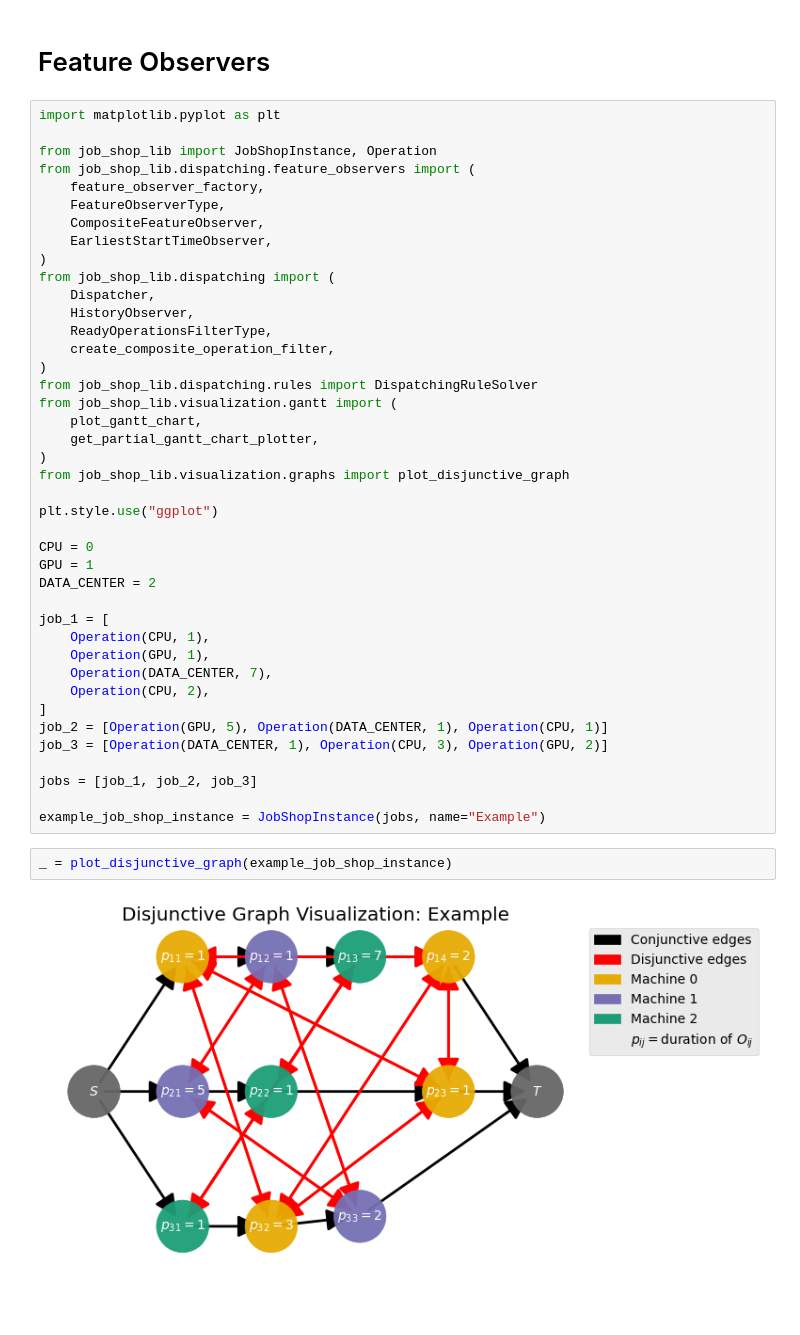
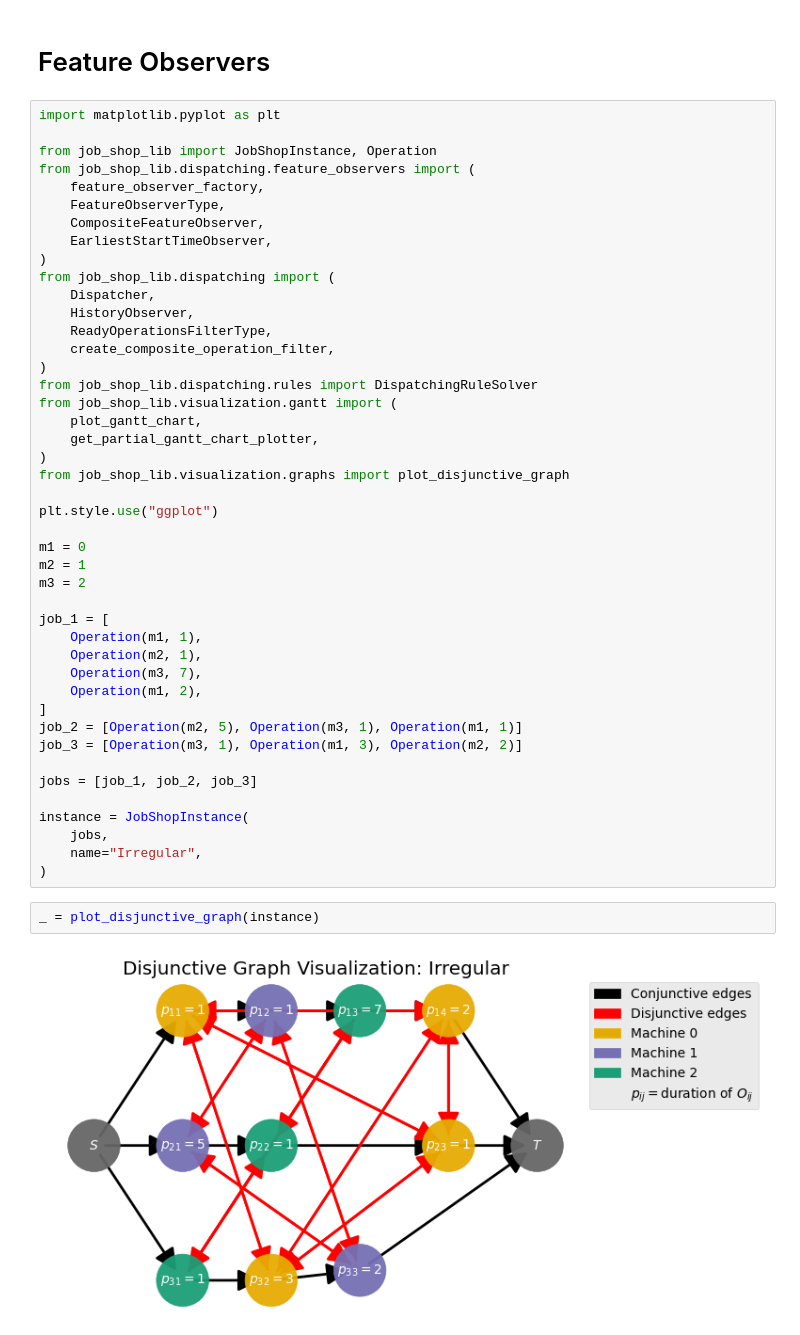
Before and after one commit to Pabloo22/job_shop_lib, a Jupyter notebook: docs/source/examples/08-Feature-Observers.ipynb, the cells around one changed output. Cells and saved outputs as stored; diff of their text form; blank space fills up the shorter version.

```diff
--- a/docs/source/examples/08-Feature-Observers.ipynb
+++ b/docs/source/examples/08-Feature-Observers.ipynb
@@ -25,26 +25,29 @@ from job_shop_lib.visualization.graphs import plot_disjunctive_graph
 
 plt.style.use("ggplot")
 
-CPU = 0
-GPU = 1
-DATA_CENTER = 2
+m1 = 0
+m2 = 1
+m3 = 2
 
 job_1 = [
-    Operation(CPU, 1),
-    Operation(GPU, 1),
-    Operation(DATA_CENTER, 7),
-    Operation(CPU, 2),
+    Operation(m1, 1),
+    Operation(m2, 1),
+    Operation(m3, 7),
+    Operation(m1, 2),
 ]
-job_2 = [Operation(GPU, 5), Operation(DATA_CENTER, 1), Operation(CPU, 1)]
-job_3 = [Operation(DATA_CENTER, 1), Operation(CPU, 3), Operation(GPU, 2)]
+job_2 = [Operation(m2, 5), Operation(m3, 1), Operation(m1, 1)]
+job_3 = [Operation(m3, 1), Operation(m1, 3), Operation(m2, 2)]
 
 jobs = [job_1, job_2, job_3]
 
-example_job_shop_instance = JobShopInstance(jobs, name="Example")
+instance = JobShopInstance(
+    jobs,
+    name="Irregular",
+)
 # %%
-_ = plot_disjunctive_graph(example_job_shop_instance)
+_ = plot_disjunctive_graph(instance)
 # %% [output]
-[figure, old version]
+[figure, new version]
 # %%
 ready_operations_filter = create_composite_operation_filter(
     [
```
Also changed, not shown: parts of 3 cells of this notebook, 3 other files.
